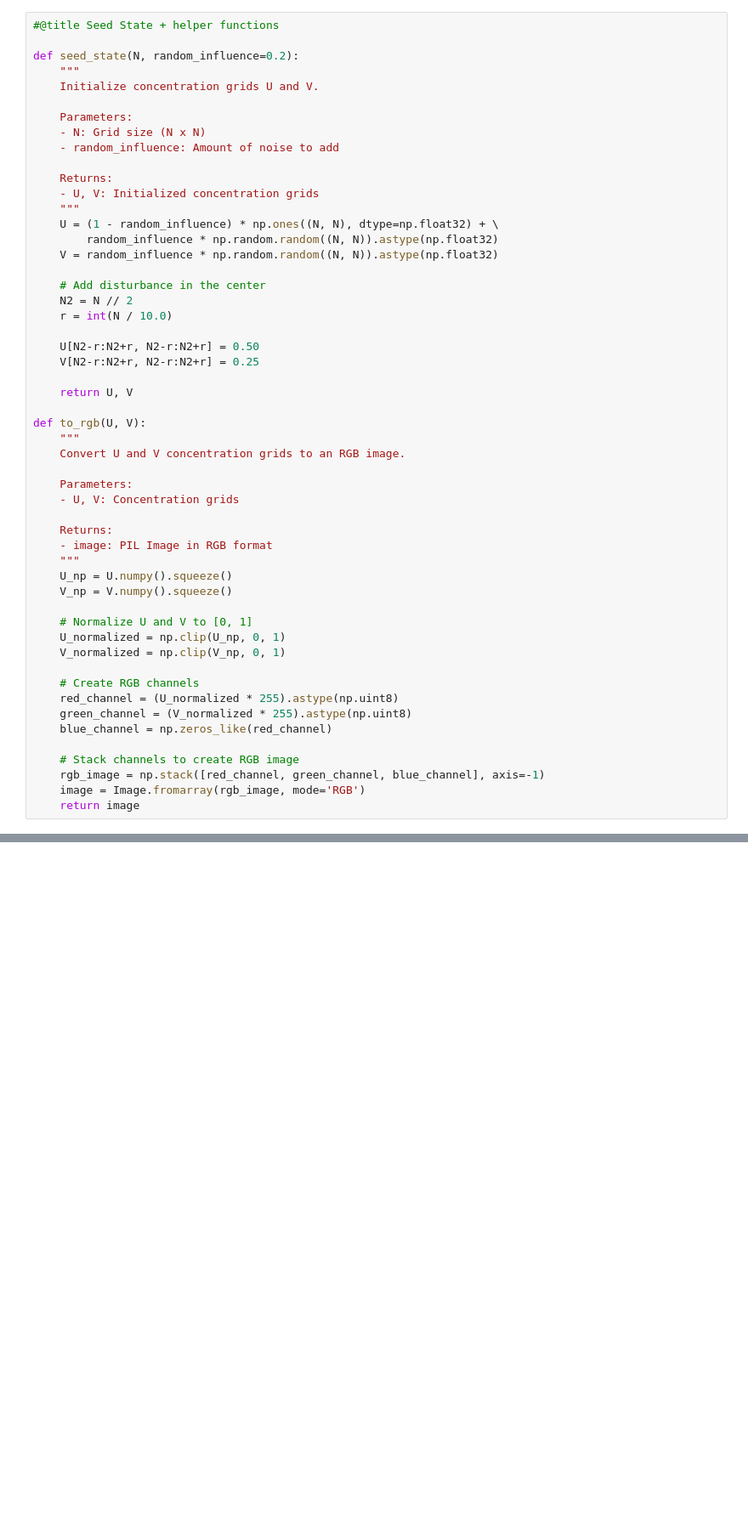
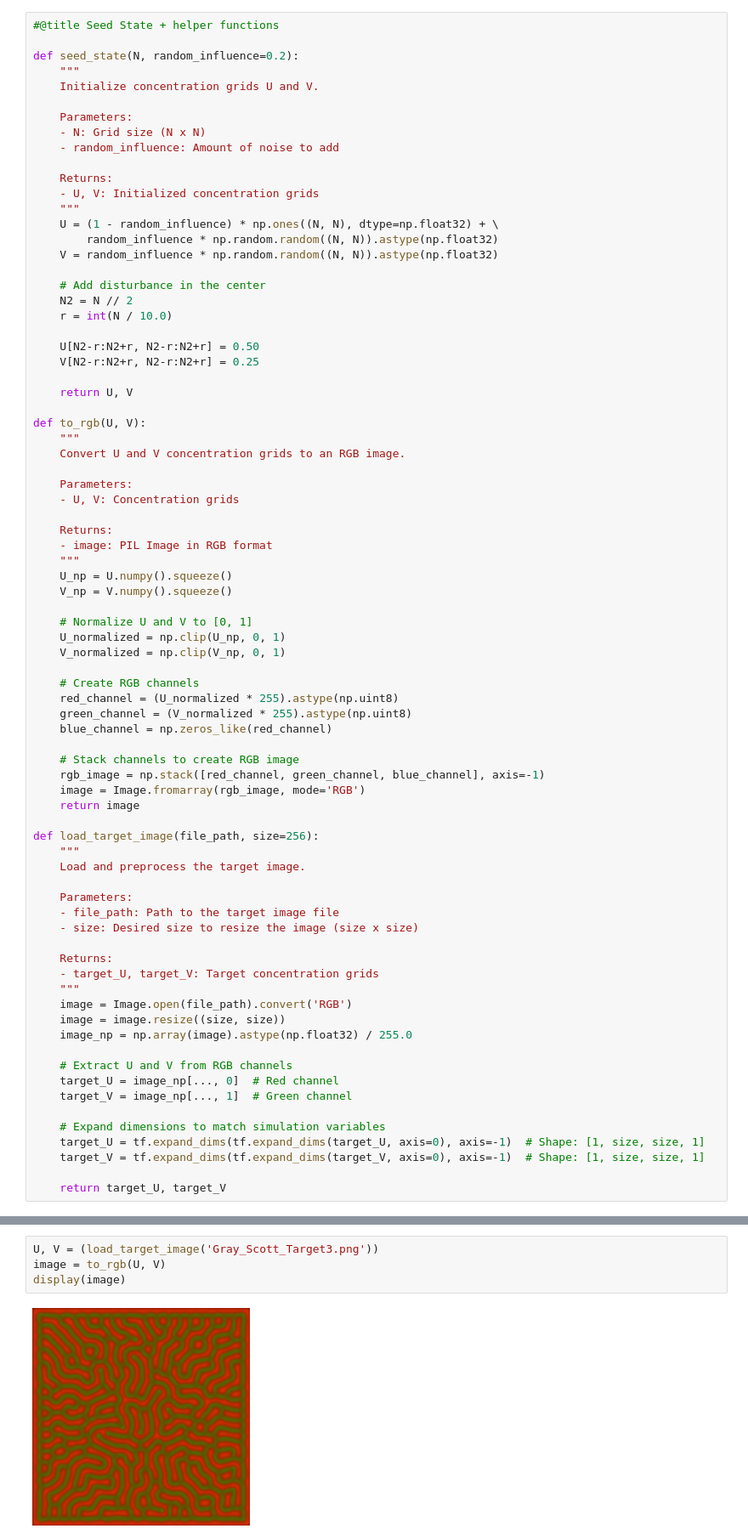
Before and after one commit to Keshav-Sundar-4/RD_ML_Model, a Jupyter notebook: Gray_Scott_Simulation.ipynb, the cells around one changed output, grey strips where cells are left out. Shown: that part at 85% size. Saved outputs shown, nothing was run; the diff lists cells and outputs as text; blank space fills up the shorter version.

```diff
--- a/Gray_Scott_Simulation.ipynb
+++ b/Gray_Scott_Simulation.ipynb
@@ -63,6 +78,31 @@ def to_rgb(U, V):
     rgb_image = np.stack([red_channel, green_channel, blue_channel], axis=-1)
     image = Image.fromarray(rgb_image, mode='RGB')
     return image
+
+def load_target_image(file_path, size=256):
+    """
+    Load and preprocess the target image.
+
+    Parameters:
+    - file_path: Path to the target image file
+    - size: Desired size to resize the image (size x size)
+
+    Returns:
+    - target_U, target_V: Target concentration grids
+    """
+    image = Image.open(file_path).convert('RGB')
+    image = image.resize((size, size))
+    image_np = np.array(image).astype(np.float32) / 255.0
+
+    # Extract U and V from RGB channels
+    target_U = image_np[..., 0]  # Red channel
+    target_V = image_np[..., 1]  # Green channel
+
+    # Expand dimensions to match simulation variables
+    target_U = tf.expand_dims(tf.expand_dims(target_U, axis=0), axis=-1)  # Shape: [1, size, size, 1]
+    target_V = tf.expand_dims(tf.expand_dims(target_V, axis=0), axis=-1)  # Shape: [1, size, size, 1]
+
+    return target_U, target_V
 # %%
 #@title Paramter Creation
 
@@ -168,0 +185,6 @@ for step in range(1, num_steps + 1):
+# %%
+U, V = (load_target_image('Gray_Scott_Target3.png'))
+image = to_rgb(U, V)
+display(image)
+# %% [output]
+[figure, added]
```
Also changed, not shown: parts of 4 cells of this notebook.
